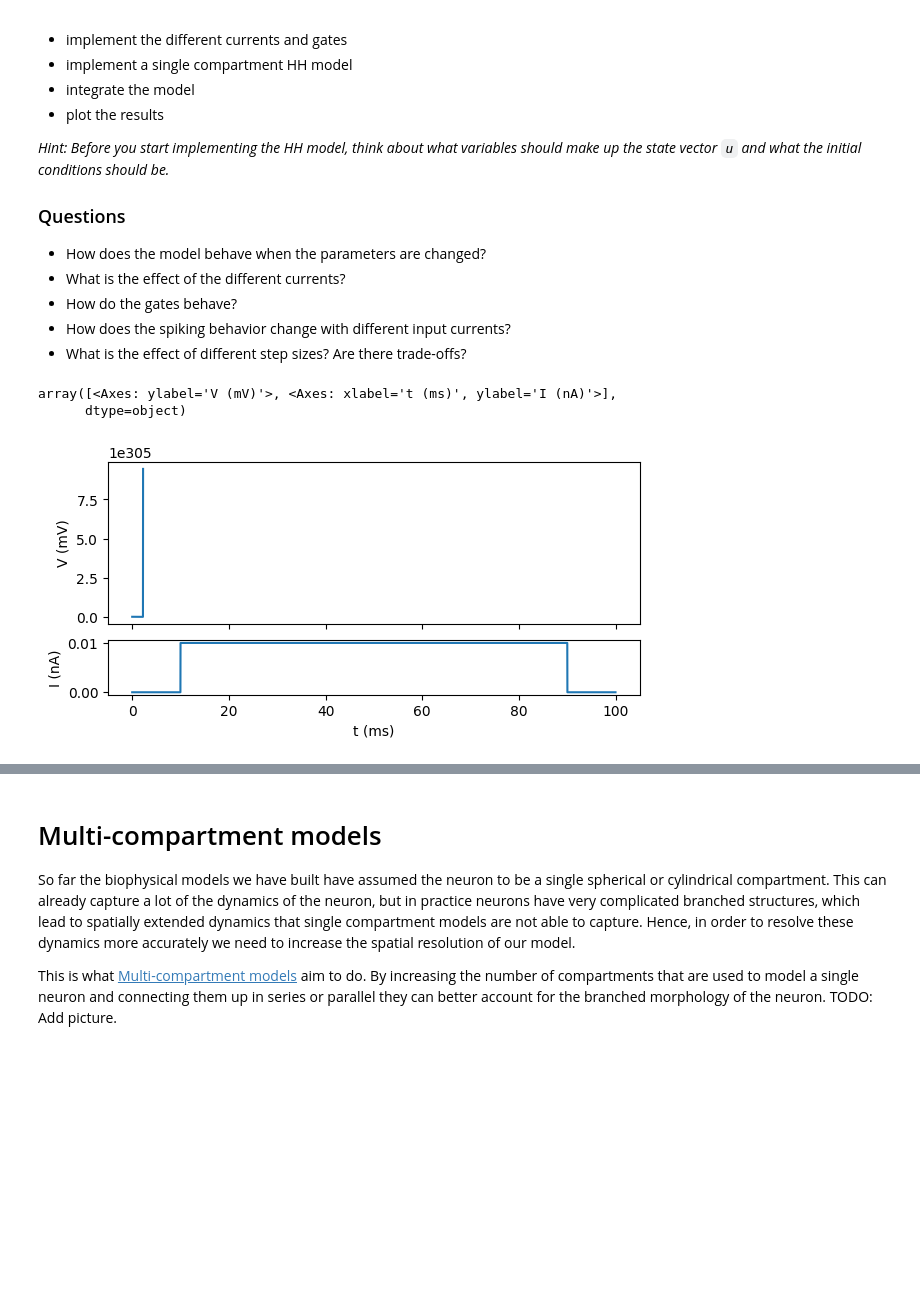
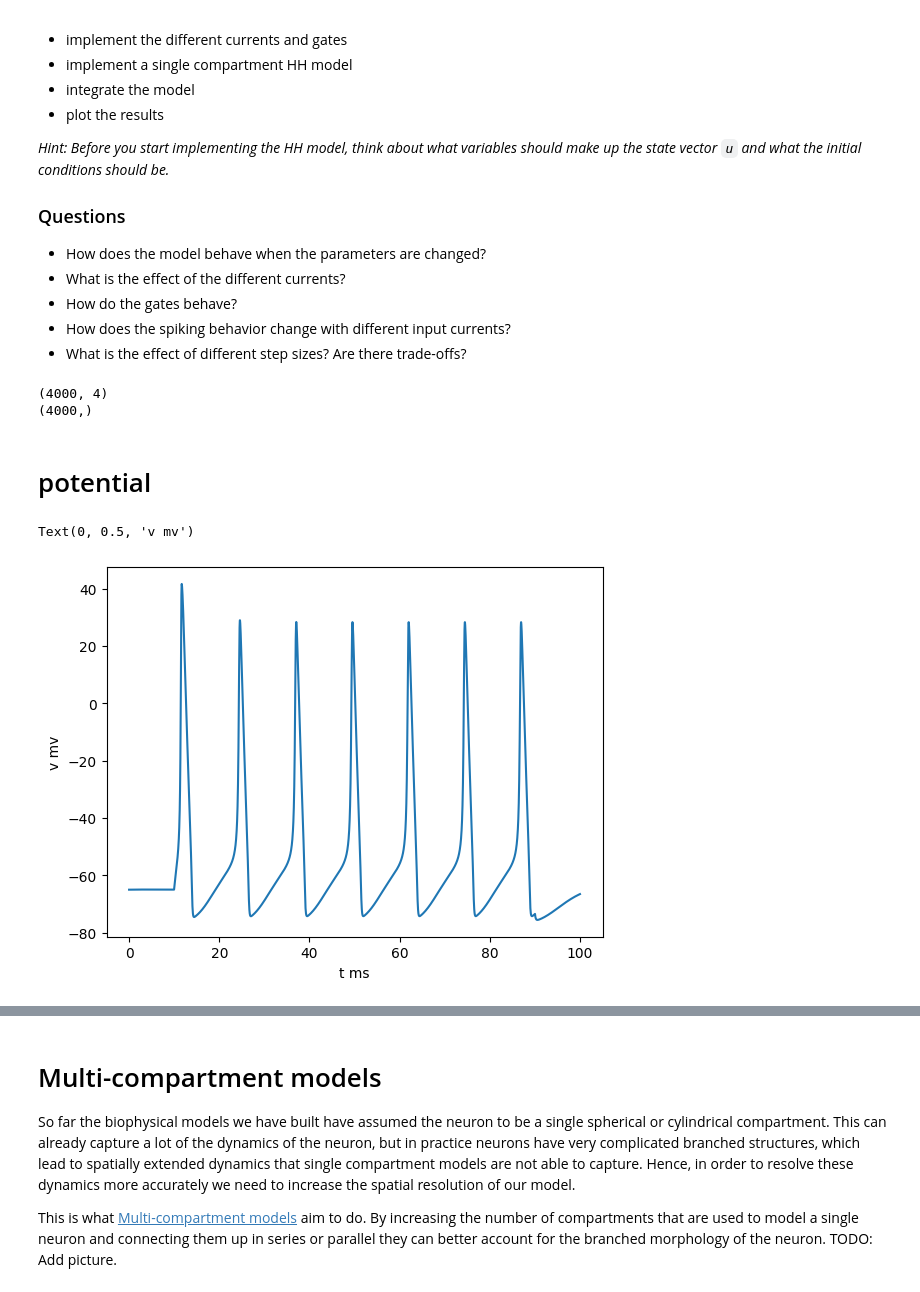
Before and after one commit to Asimawad/NeuroSimInf, a Jupyter notebook: notebooks/week01.ipynb, the cells around one changed output, grey strips where cells are left out. Saved outputs shown, nothing was run; the diff lists cells and outputs as text; code cells hidden in the pictures; blank space fills up the shorter version.

```diff
--- a/notebooks/week01.ipynb
+++ b/notebooks/week01.ipynb
@@ -362,8 +362,7 @@ def compartment(t: float, u: np.ndarray, args: Tuple) -> np.ndarray:
     """
     # unpack the state and args
     p, ipt = args
-    v = u
-    v0 = v[0][0]
+    v, m,n,h = u
 
     l = p['l']
     r = p['r']
@@ -378,46 +377,50 @@ def compartment(t: float, u: np.ndarray, args: Tuple) -> np.ndarray:
 
     # NA stuff
     na = p['na']
-    m  = a_m(v0)
-    h  = b_h(v0)
-
-
     I_na = na['g'] * m**3 * h* (v-na['e'])*1000
 
     # K stuff
     k_ = p['k']
-    n = a_n(v0)
-    I_k = k_['g'] * n**4 * (v-k_['e'])*1000
+    I_k = k_['g'] * n**4 * (v - k_['e'])*1000
+
+    # u_n 0.0, u0, args = (), dt = 0.1)
 
 
-    # # implement the ionic currents
-    # i_leak = # add your code here
-    # i_na = # add your code here
-    # i_k = # add your code here
+    # # implement the gating variables
+    dm = a_m(v)*(1-m) - b_m(v)*m       # add your code here
+    dh = a_h(v)*(1-h) - b_h(v)*h       # add your code here
 
-    # # implement the gating variables
-    dm = a_m(v0) # add your code here
-    dh = a_h(v0) # add your code here
-    dn = a_n(v0) # add your code here
+    dn = a_n(v)*(1-n) - b_n(v)*n       # add your code here
 
     # implement the derivative of the membrane voltage
     dv = (I_ext - I_leak - I_k - I_na)/c
 
-    return  dv # derivative of the state
+    return  np.array([dv,dm,dn,dh]) # derivative of the state
 # %%
 params = {"leak": {"g": 0.0003, "e": -54.3}, "na": {"g": 0.12, "e": 50.0}, "k": {"g": 0.036, "e": -77.0}, "c": 1.0, "l": 10.0, "r": 1.0}
 
 dt = 0.025
-v0 = -65.0
-vk0 = 50.0
-vn0 = -70.0
+v0 = -65
+# Setting initial values
+m = a_m(v0)/(a_m(v0) + b_m(v0))
+h = a_h(v0)/(a_h(v0) + b_h(v0))
+n = a_n(v0)/(a_n(v0) + b_n(v0))
+
 stimulus = step_current(0.01, 10, 90)
-u0 = np.array([[v0,vn0,vk0]]) # add the initial conditions here
+u0 = np.array([v0,m,n,h]) # add the initial conditions here
 t, u = integrate(compartment, fw_euler, (0, 100), u0, (params, stimulus), dt)
-# %%
-# plot the results and answer the questions
-make_plot(t,u,stimulus)
-# %% [output]
-array([<Axes: ylabel='V (mV)'>, <Axes: xlabel='t (ms)', ylabel='I (nA)'>],
-      dtype=object)
-[figure, removed]
+# %%
+print(u.shape)
+print(t.shape)
+# %% [output]
+(4000, 4)
+(4000,)
+# %% [markdown]
+# potential
+# %%
+plt.plot(t,u[:,0])
+plt.xlabel("t ms")
+plt.ylabel("v mv")
+# %% [output]
+Text(0, 0.5, 'v mv')
+[figure, added]
```
Also changed, not shown: parts of 6 cells of this notebook, 1 other file.
